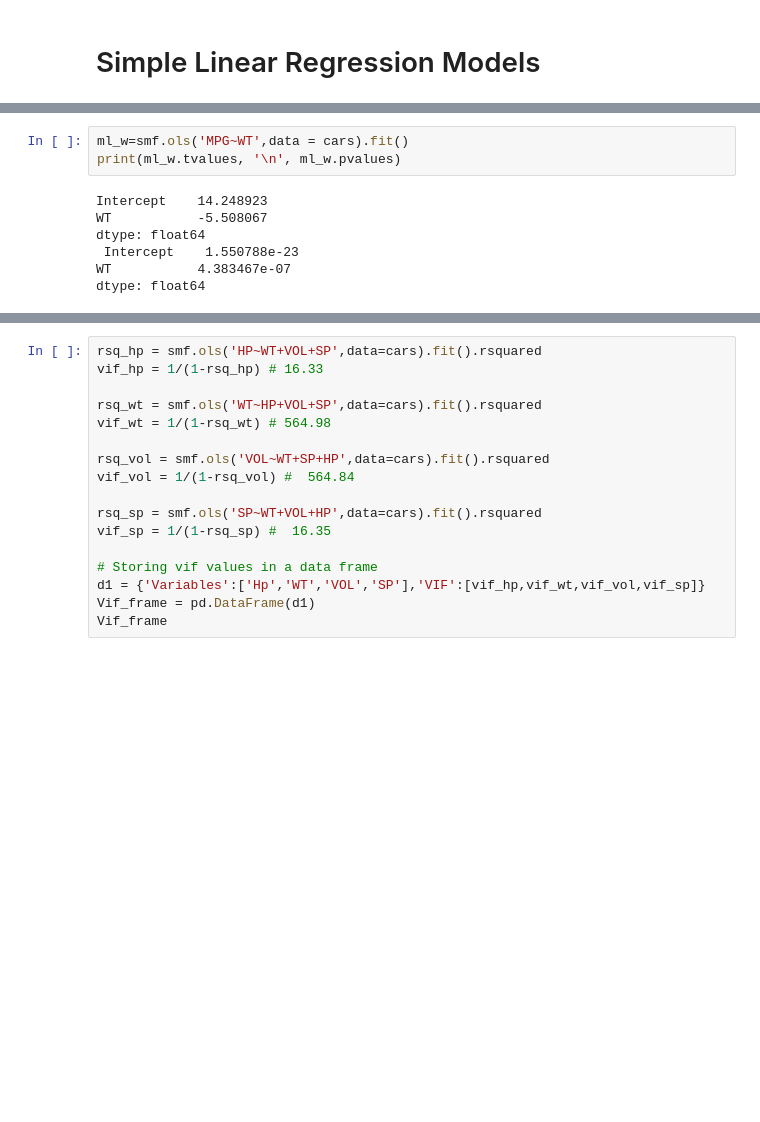
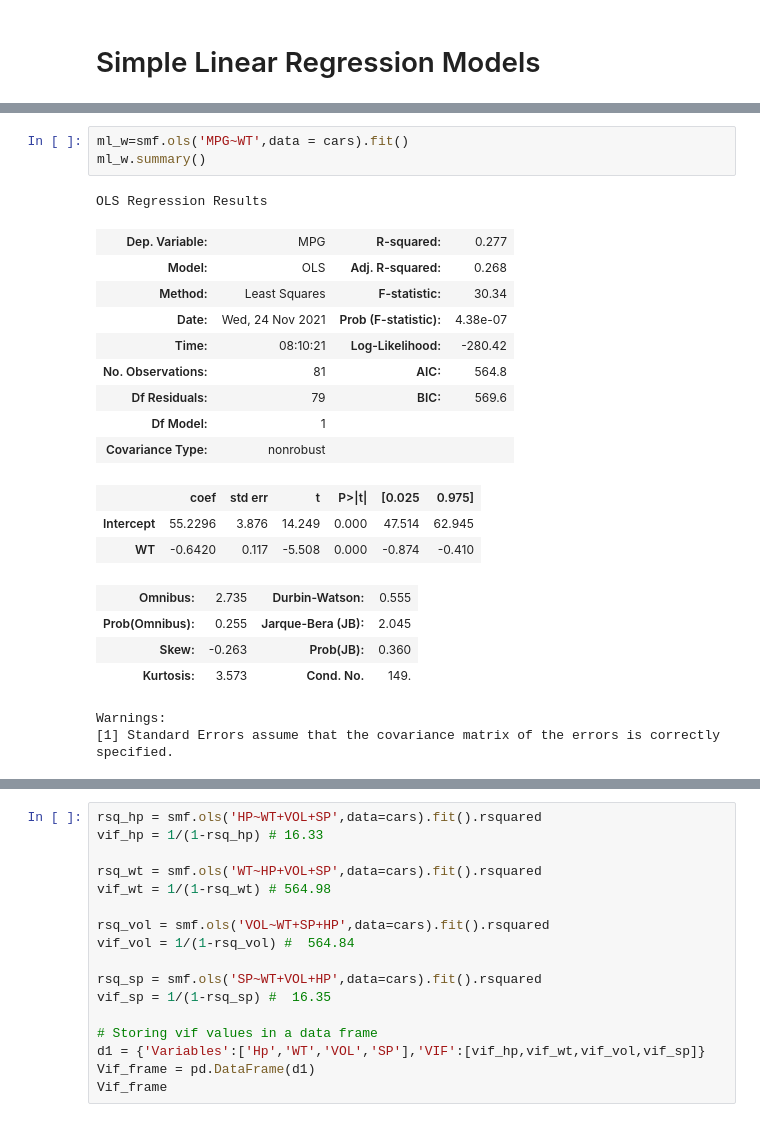
Before and after one commit to Manu-Gr/Multi-Linear-Regression---Buisness-Case---Cars, a Jupyter notebook: Multi_Linear_Regression_Business_Case_Cars.ipynb, the cells around one changed output, grey strips where cells are left out. Drawn from its saved outputs; the diff is of its cells as text; blank space fills up the shorter version.

```diff
--- a/Multi_Linear_Regression_Business_Case_Cars.ipynb
+++ b/Multi_Linear_Regression_Business_Case_Cars.ipynb
@@ -118,12 +162,25 @@ dtype: float64
 # %%
 ml_w=smf.ols('MPG~WT',data = cars).fit()
-print(ml_w.tvalues, '\n', ml_w.pvalues)
+ml_w.summary()
 # %% [output]
-Intercept    14.248923
-WT           -5.508067
-dtype: float64
- Intercept    1.550788e-23
-WT           4.383467e-07
-dtype: float64
+OLS Regression Results
+| Dep. Variable: | MPG | R-squared: | 0.277 |
+| Model: | OLS | Adj. R-squared: | 0.268 |
+| Method: | Least Squares | F-statistic: | 30.34 |
+| Date: | Wed, 24 Nov 2021 | Prob (F-statistic): | 4.38e-07 |
+| Time: | 08:10:21 | Log-Likelihood: | -280.42 |
+| No. Observations: | 81 | AIC: | 564.8 |
+| Df Residuals: | 79 | BIC: | 569.6 |
+| Df Model: | 1 |  |  |
+| Covariance Type: | nonrobust |  |  |
+|  | coef | std err | t | P>|t| | [0.025 | 0.975] |
+| Intercept | 55.2296 | 3.876 | 14.249 | 0.000 | 47.514 | 62.945 |
+| WT | -0.6420 | 0.117 | -5.508 | 0.000 | -0.874 | -0.410 |
+| Omnibus: | 2.735 | Durbin-Watson: | 0.555 |
+| Prob(Omnibus): | 0.255 | Jarque-Bera (JB): | 2.045 |
+| Skew: | -0.263 | Prob(JB): | 0.360 |
+| Kurtosis: | 3.573 | Cond. No. | 149. |
+Warnings:
+[1] Standard Errors assume that the covariance matrix of the errors is correctly specified.
 # %%
 ml_wv=smf.ols('MPG~WT+VOL',data = cars).fit()
```
Also changed, not shown: parts of 15 cells of this notebook.
